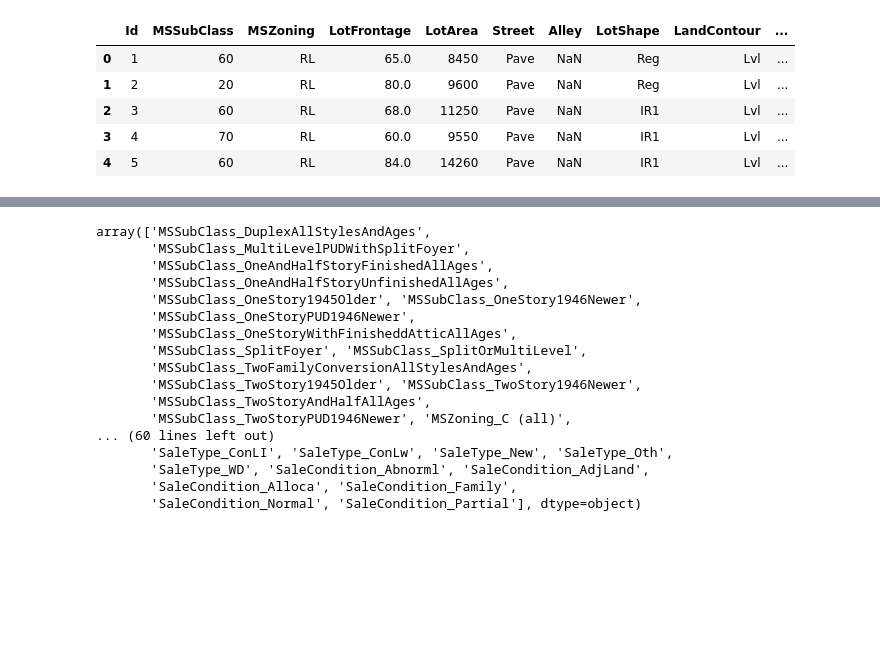
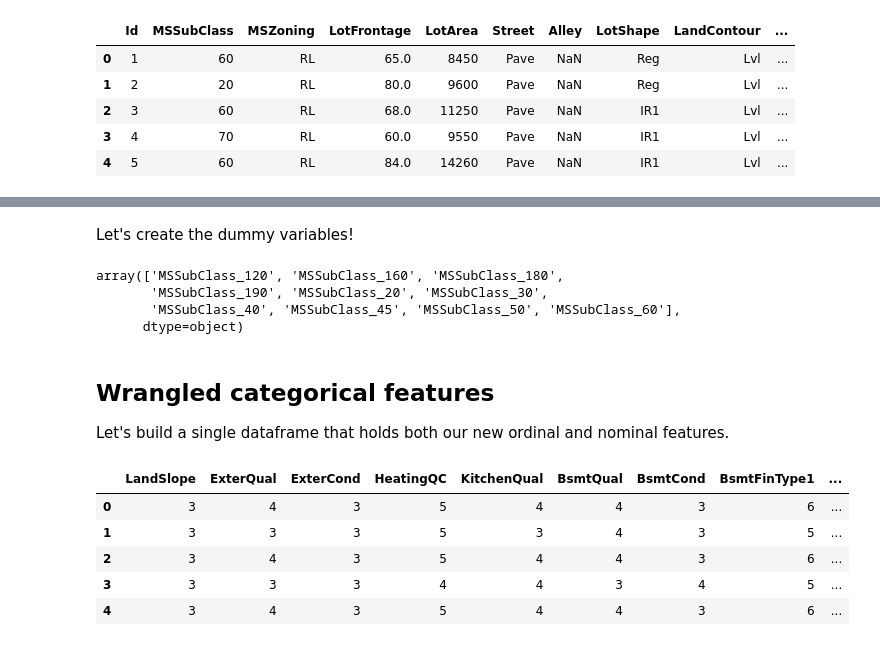
Before and after one commit to aaronyan/house-price-regression, a Jupyter notebook: house-price-regression.ipynb, the cells around one changed output, grey strips where cells are left out. Drawn from its saved outputs; the diff is of its cells as text; code cells hidden in the pictures; blank space fills up the shorter version.

Commit message:
Combine all categorical features into single dataframe

```diff
--- a/house-price-regression.ipynb
+++ b/house-price-regression.ipynb
@@ -140,3 +147,6 @@ train_data_ordinal.head()
+# %%
+ordinal_features = universal_ordinal_features.copy()
+ordinal_features.append('PoolQC')
 # %% [markdown]
 ## Nominal features
 Nominal features are categorical variables that do not have a clear order. We will create dummy variables to transform the string values into 0 or 1 values.
@@ -150,30 +166,8 @@ If the house has a paved street, they will get a value of 1 for Street_Pave and
+# %%
+train_data_nominal['MSSubClass'] = train_data_nominal['MSSubClass'].apply(str)
+# %% [markdown]
+Let's create the dummy variables!
 # %%
-train_data_nominal = train_data.copy()
-
-nominal_features_map = {
-    'MSSubClass': {
-        20: 'OneStory1946Newer',
-        30: 'OneStory1945Older',
-        40: 'OneStoryWithFinisheddAtticAllAges',
-        45: 'OneAndHalfStoryUnfinishedAllAges',
-        50: 'OneAndHalfStoryFinishedAllAges',
-        60: 'TwoStory1946Newer',
-        70: 'TwoStory1945Older',
-        75: 'TwoStoryAndHalfAllAges',
-        80: 'SplitOrMultiLevel',
-        85: 'SplitFoyer',
-        90: 'DuplexAllStylesAndAges',
-        120: 'OneStoryPUD1946Newer',
-        150: 'OneAndHalfStoryPUDAllAges',
-        160: 'TwoStoryPUD1946Newer',
-        180: 'MultiLevelPUDWithSplitFoyer',
-        190: 'TwoFamilyConversionAllStylesAndAges',
-    }
-}
-
-for column_name, mapping in nominal_features_map.items():
-    train_data_nominal[column_name] = train_data_nominal[column_name].fillna('nan').map(mapping)
-
 nominal_features = [
     'MSSubClass','MSZoning','Street','Alley','LotShape','LandContour','Utilities',
     'LotConfig','Neighborhood','Condition1','Condition2','BldgType','HouseStyle',
@@ -183,22 +177,23 @@ nominal_features = [
 ]
 
 train_data_nominal = pd.get_dummies(train_data_nominal[nominal_features])
-train_data_nominal.columns.values
+train_data_nominal.columns.values[0:10]
 # %% [output]
-array(['MSSubClass_DuplexAllStylesAndAges',
-       'MSSubClass_MultiLevelPUDWithSplitFoyer',
-       'MSSubClass_OneAndHalfStoryFinishedAllAges',
-       'MSSubClass_OneAndHalfStoryUnfinishedAllAges',
-       'MSSubClass_OneStory1945Older', 'MSSubClass_OneStory1946Newer',
-       'MSSubClass_OneStoryPUD1946Newer',
-       'MSSubClass_OneStoryWithFinisheddAtticAllAges',
-       'MSSubClass_SplitFoyer', 'MSSubClass_SplitOrMultiLevel',
-       'MSSubClass_TwoFamilyConversionAllStylesAndAges',
-       'MSSubClass_TwoStory1945Older', 'MSSubClass_TwoStory1946Newer',
-       'MSSubClass_TwoStoryAndHalfAllAges',
-       'MSSubClass_TwoStoryPUD1946Newer', 'MSZoning_C (all)',
-... (60 lines left out)
-       'SaleType_ConLI', 'SaleType_ConLw', 'SaleType_New', 'SaleType_Oth',
-       'SaleType_WD', 'SaleCondition_Abnorml', 'SaleCondition_AdjLand',
-       'SaleCondition_Alloca', 'SaleCondition_Family',
-       'SaleCondition_Normal', 'SaleCondition_Partial'], dtype=object)
+array(['MSSubClass_120', 'MSSubClass_160', 'MSSubClass_180',
+       'MSSubClass_190', 'MSSubClass_20', 'MSSubClass_30',
+       'MSSubClass_40', 'MSSubClass_45', 'MSSubClass_50', 'MSSubClass_60'],
+      dtype=object)
+# %% [markdown]
+## Wrangled categorical features
+Let's build a single dataframe that holds both our new ordinal and nominal features.
+# %%
+train_data_categorical = train_data_ordinal[ordinal_features].join(train_data_nominal)
+# %%
+train_data_categorical.head()
+# %% [output]
+|  | LandSlope | ExterQual | ExterCond | HeatingQC | KitchenQual | BsmtQual | BsmtCond | BsmtFinType1 | ... |
+| 0 | 3 | 4 | 3 | 5 | 4 | 4 | 3 | 6 | ... |
+| 1 | 3 | 3 | 3 | 5 | 3 | 4 | 3 | 5 | ... |
+| 2 | 3 | 4 | 3 | 5 | 4 | 4 | 3 | 6 | ... |
+| 3 | 3 | 3 | 3 | 4 | 4 | 3 | 4 | 5 | ... |
+| 4 | 3 | 4 | 3 | 5 | 4 | 4 | 3 | 6 | ... |
```
Also changed, not shown: parts of 18 cells of this notebook.
